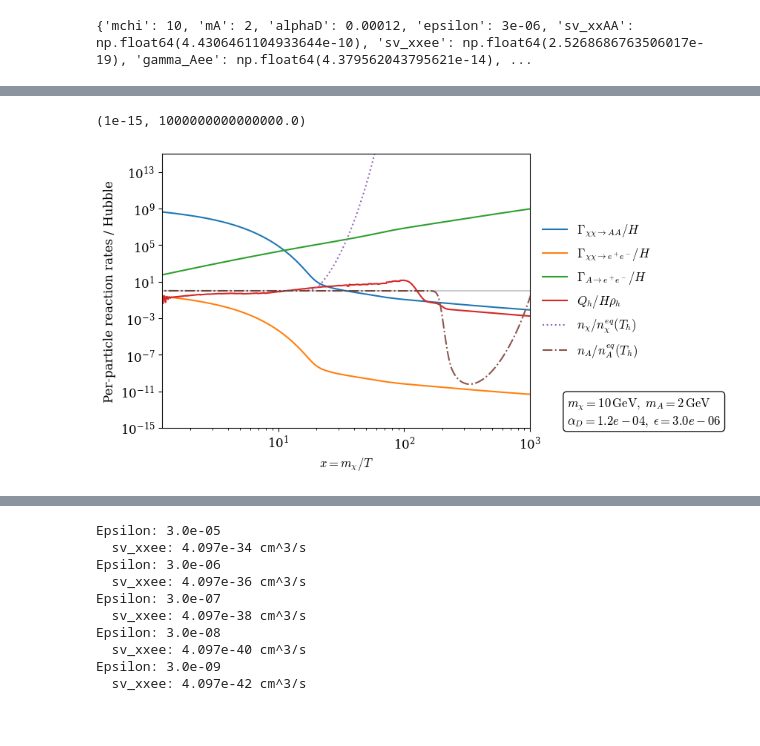
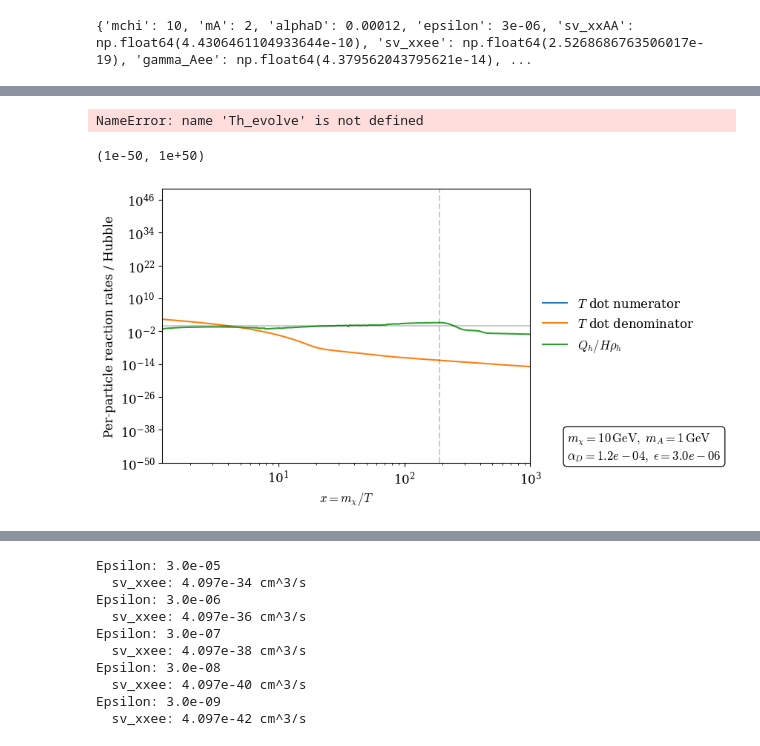
Before and after one commit to charlottemyers/darkphotons, a Jupyter notebook: dark_photon_freezeout_improved.ipynb, the cells around one changed output, grey strips where cells are left out. Drawn from its saved outputs; the diff is of its cells as text; code cells hidden in the pictures.

```diff
--- a/dark_photon_freezeout_improved.ipynb
+++ b/dark_photon_freezeout_improved.ipynb
@@ -803,10 +825,10 @@ def make_params(mchi, mA, alphaD, eps, gchi = 2, gA = 3, E_avg = False):
            }
 
 
-paramsA = make_params(mchi, 1, alpha, epsilon, gchi, E_avg = True)
-paramsB = make_params(mchi, 2, alpha, epsilon, gchi, gA, E_avg = True)
-paramsC = make_params(mchi, 4, alpha, epsilon, gchi, gA, E_avg = True)
-paramsD = make_params(mchi, 8, alpha, epsilon, gchi, gA, E_avg = True)
+paramsA = make_params(mchi, 1, alpha, epsilon, gchi, E_avg = False)
+paramsB = make_params(mchi, 2, alpha, epsilon, gchi, gA, E_avg =False)
+paramsC = make_params(mchi, 4, alpha, epsilon, gchi, gA, E_avg = False)
+paramsD = make_params(mchi, 8, alpha, epsilon, gchi, gA, E_avg = False)
 
 # paramsA = make_params(mchi, 1, alpha*4, epsilon, gchi, gA, E_avg = True)
 # paramsB = make_params(mchi, 2, alpha*4*np.sqrt(2), epsilon, gchi, gA, E_avg = True)
@@ -967,12 +975,23 @@ plt.loglog(xs, temp_diff)
+# %%
+# fit temp to 1 / log(x)
+from scipy.stats import linregress
+mask = xs > 200.0
+slope, intercept, r_value, p_value, std_err = linregress(1/np.log(xs[mask]), Th_evolve[mask])
+print("Late-time Th fit: Th = %.3e / log(x) + %.3e" % (slope, intercept))
+# %% [output]
+NameError: name 'Th_evolve' is not defined
 # %%
 # plot diagnostics
-diag = resultsB["diag"]
+diag = resultsA["diag"]
 Gamma_xAA_over_H = diag["Gamma_xAA_over_H"]
 Gamma_xSM_over_H = diag["Gamma_xSM_over_H"]
 Gamma_Adec_over_H = diag["Gamma_Adec_over_H"]
 gamma_chem_over_H = diag["Gamma_chem_over_H"]
 Qh_over_Hrho = diag["Q_over_Hrho"]
 x_evolve = diag["x"]
+
+tdot_num = diag["Tdot_numerator"]
+tdot_den = diag["Tdot_denominator"]
 
 label_chem = (r'$\Gamma_{\mathrm{chem}}^{(\chi)}/H'
          r' = \frac{|C_\chi|}{H\,|n_\chi - n_{\chi,\mathrm{eq}}(T_h)|}$')
@@ -983,10 +1002,15 @@ ratio_ratio = nx_ratio / nA_ratio
 cap_gamma_chem_over_H = np.minimum(gamma_chem_over_H, 1e20)
 #PLOT
 plt.figure()
-plt.loglog(x_evolve, Gamma_xAA_over_H, label=r"$\Gamma_{\chi\chi \to AA} / H$")
-plt.loglog(x_evolve, Gamma_xSM_over_H, label=r"$\Gamma_{\chi\chi \to e^+e^-} / H$")
-plt.loglog(x_evolve, Gamma_Adec_over_H, label=r"$\Gamma_{A \to e^+e^-} / H$")
+# plt.loglog(x_evolve, Gamma_xAA_over_H, label=r"$\Gamma_{\chi\chi \to AA} / H$")
+# plt.loglog(x_evolve, Gamma_xSM_over_H, label=r"$\Gamma_{\chi\chi \to e^+e^-} / H$")
+# plt.loglog(x_evolve, Gamma_Adec_over_H, label=r"$\Gamma_{A \to e^+e^-} / H$")
 # plt.loglog(x_evolve, cap_gamma_chem_over_H, label= label_chem)
+
+plt.loglog(x_evolve, tdot_num, label=r"$T$ dot numerator")
+plt.loglog(x_evolve, tdot_den, label=r"$T$ dot denominator")
+
+
 plt.loglog(x_evolve, Qh_over_Hrho, label=r"$Q_h / H \rho_h$")
 
 #plt.loglog(x_evolve, np.minimum(diag["dep_chi"], 1000000000), ls='--', label=r"$n_\chi / n_\chi^{eq}(T_h)$")
@@ -996,45 +1020,46 @@ plt.loglog(x_evolve, Qh_over_Hrho, label=r"$Q_h / H \rho_h$")
 # plt.plot(x_evolve, cap_depchi,   ls='--', label=r"$n_A / n_A^{eq}(T_h)$")
 #plt.loglog(x_evolve, diag["dep_A"],   ls='--', label=r"$n_A / n_A^{eq}(T_h)$")
 
-cap_nx_ratio = np.minimum(nx_ratio, 1e20)
-cap_nA_ratio = np.minimum(nA_ratio, 1e20)
+# cap_nx_ratio = np.minimum(nx_ratio, 1e20)
+# cap_nA_ratio = np.minimum(nA_ratio, 1e20)
 
-plt.loglog(x_evolve, cap_nx_ratio,   ls=':', label=r"$n_\chi / n_\chi^{eq}(T_h)$")
-plt.loglog(x_evolve, cap_nA_ratio,   ls='-.', label=r"$n_A / n_A^{eq}(T_h)$")
+# plt.loglog(x_evolve, cap_nx_ratio,   ls=':', label=r"$n_\chi / n_\chi^{eq}(T_h)$")
+# plt.loglog(x_evolve, cap_nA_ratio,   ls='-.', label=r"$n_A / n_A^{eq}(T_h)$")
 #plt.loglog(x_evolve, ratio_ratio,   ls=':', label=r"($n_\chi / n_\chi^{eq}(T_h)) \; / \; (n_A / n_A^{eq}(T_h)$)")
 
+plt.axvline(190, color='k', ls='--', alpha=0.2)
 
 # diffs = np.diff(np.sign(cap_nx_ratio - 1))
 # sign_changes = np.where(diffs != 0)[0]
 # for (i, idx) in enumerate(sign_changes):
 #     if i == 0:
 #         plt.axvline(x_evolve[idx], color='red', ls='--', alpha=0.2, label = "Sign change of ($n_\chi / n_{\chi,eq}(T_h)) - 1$")
 #     else:
 #         plt.axvline(x_evolve[idx], color='red', ls='--', alpha=0.2)
 
 
 params = diag["params"]
 param_text = (
     r"$m_\chi = %.0f\,\mathrm{GeV},\; m_{A} = %.0f\,\mathrm{GeV}$" "\n"
     r"$\alpha_D = %.1e,\; \epsilon = %.1e$"
 ) % (params["mchi"], params["mA"],
      params["alphaD"], params["epsilon"])
 
 plt.text(1.1, 0, param_text,
             transform=plt.gca().transAxes,
             va='bottom', ha='left',
             bbox=dict(boxstyle='round', facecolor='white', alpha=0.9),
             clip_on=False)
 
 plt.legend(loc="center left", bbox_to_anchor=(1.02, 0.5),
           frameon=False, borderaxespad=0., handlelength=2, labelspacing=0.6)
 plt.xlabel(r"$x = m_\chi / T$")
 plt.ylabel(r"Per-particle reaction rates / Hubble")
 plt.axhline(1.0, color='k', ls='-', alpha = 0.2)
 plt.xlim(1.2, 1000)
 
 l = 20
-plt.ylim(1e-15, 1e15)
+plt.ylim(1e-50, 1e50)
 # %% [output]
-(1e-15, 1000000000000000.0)
+(1e-50, 1e+50)
-[figure, old version]
+[figure, new version]
```
Also changed, not shown: parts of 15 cells of this notebook, 2 other files.
